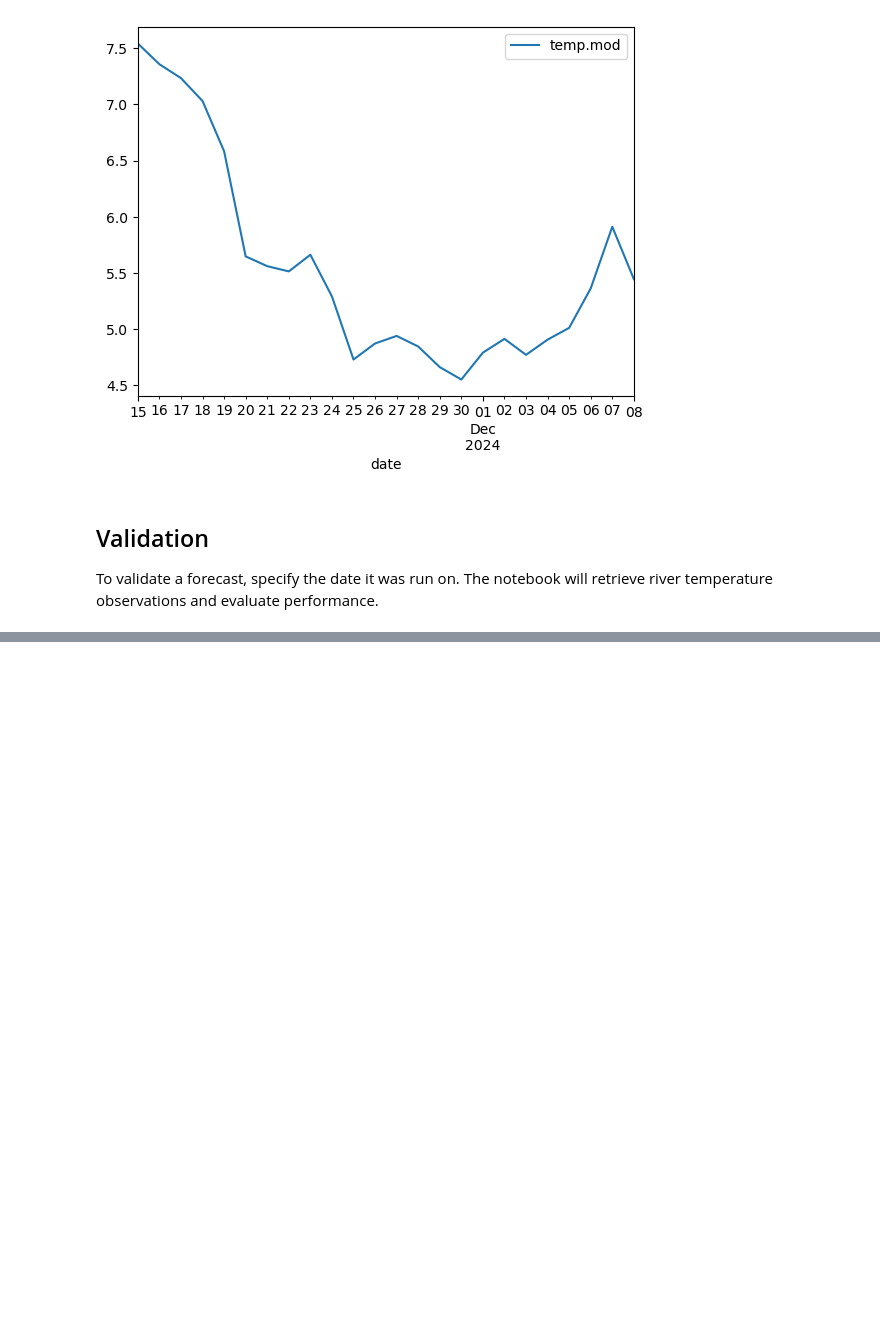
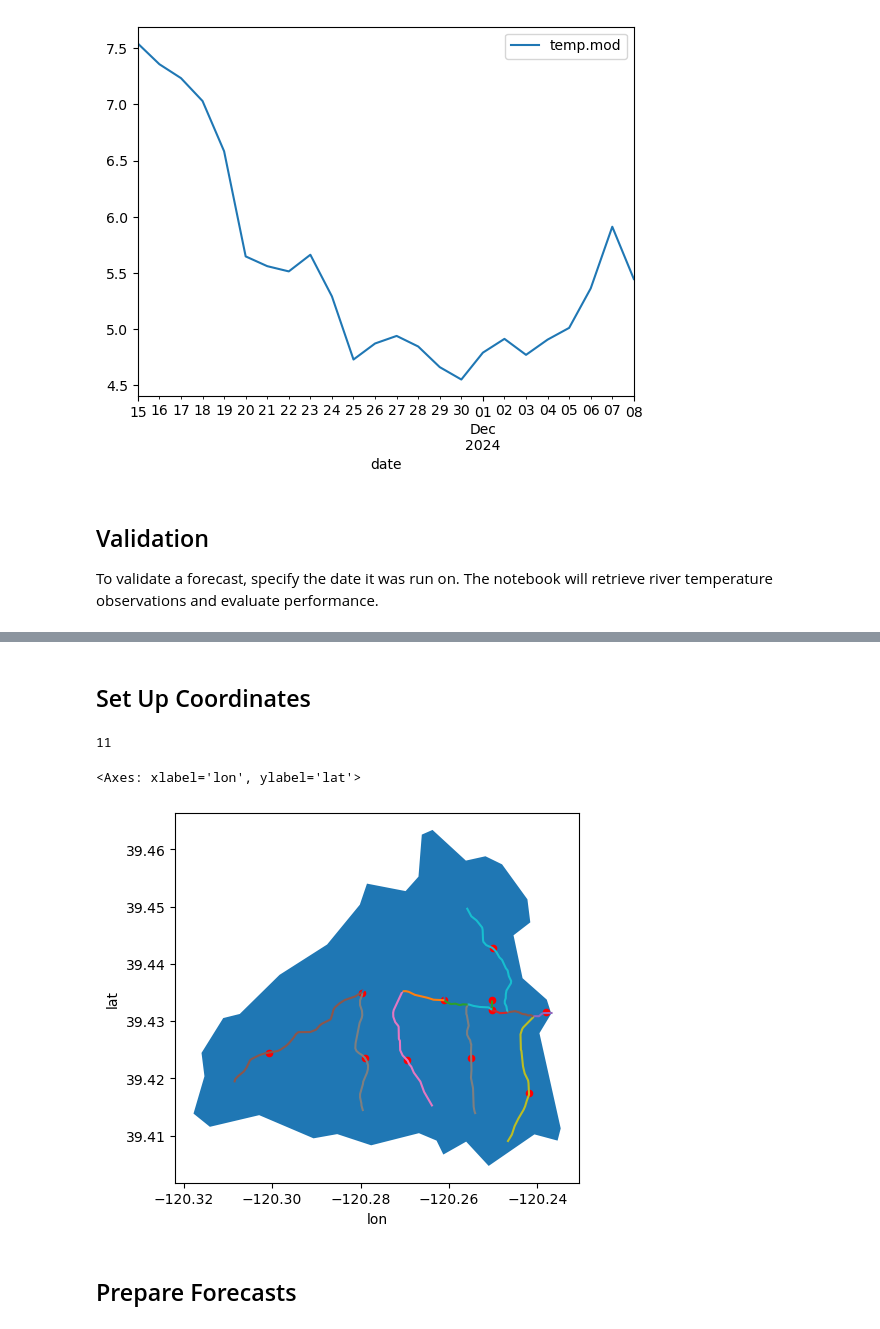
Before and after one commit to mines-ciroh/TempEst-NEWT, a Jupyter notebook: forecast.ipynb, the cells around one changed output, grey strips where cells are left out. Saved outputs shown, nothing was run; the diff lists cells and outputs as text; code cells hidden in the pictures; blank space fills up the shorter version.

Commit message:
Set up dense forecast

```diff
--- a/forecast.ipynb
+++ b/forecast.ipynb
@@ -122,0 +124,51 @@ To validate a forecast, specify the date it was run on.  The notebook will retri
+# %% [markdown]
+## Set Up Coordinates
+# %%
+(ws, lat, lon, area) = NEXT.data.gage_geom(site)
+coords = (lon, lat)
+# %%
+def recurse_upstream(coords, old_comid="none"):
+    # Recursively build the upstream flow network at km resolution.
+    # First, get the upstream geometry.  Each linestring is a reach or a tributary.
+    mains = nldi.navigate_byloc(coords, "upstreamMain", source="flowlines", distance=1)
+    if len(mains) == 1 and mains["nhdplus_comid"].iloc[0] == old_comid:
+        return []  # We have hit the top
+    tribs = nldi.navigate_byloc(coords, "upstreamTributaries", source="flowlines", distance=1)
+    # UpstreamTributaries includes mainstem.  Get just the non-mainstem ones.
+    tribs = tribs[-tribs["nhdplus_comid"].isin(mains["nhdplus_comid"])]
+    # Uppermost coordinate of mainstem (i.e. ~1 km up).
+    main_upper =  mains.iloc[-1].geometry
+    if main_upper.length < 0.015:
+        main_top = main_upper.coords[0]
+    else:
+        main_top = main_upper.interpolate(0.01).coords[0]
+    main_comid = mains["nhdplus_comid"].iloc[-1]
+    # We need to use tributary COMIDs to get their tops, since their bottom points are on the mainstem.
+    trib_comids = tribs["nhdplus_comid"]
+    # Now we have a full list, and we can go ahead and iterate upstream.
+    result = [main_top] + recurse_upstream(main_top, main_comid)
+    for comid in trib_comids:
+        tupper = nldi.navigate_byid("comid", comid, "upstreamMain", source="flowlines", distance=1).iloc[-1].geometry
+        if tupper.length < 0.015:
+            ttop = tupper.coords[0]
+        else:
+            ttop = tupper.interpolate(0.01).coords[0]
+        result.append(ttop)
+        result += recurse_upstream(ttop, comid)
+    return result
+# %%
+clist = [coords] + recurse_upstream(coords)
+len(clist)
+# %% [output]
+11
+# %%
+cf = pd.DataFrame(clist, columns=["lon", "lat"])
+# %%
+ax = ws.plot()
+cf.plot.scatter(x="lon", y="lat", ax=ax, c="red")
+nldi.navigate_byloc(coords, "upstreamTributaries", source="flowlines", distance=100).plot("nhdplus_comid", ax=ax)
+# %% [output]
+<Axes: xlabel='lon', ylabel='lat'>
+[figure, added]
+# %% [markdown]
+## Prepare Forecasts
```
Also changed, not shown: parts of 20 cells of this notebook, 1 other file.
